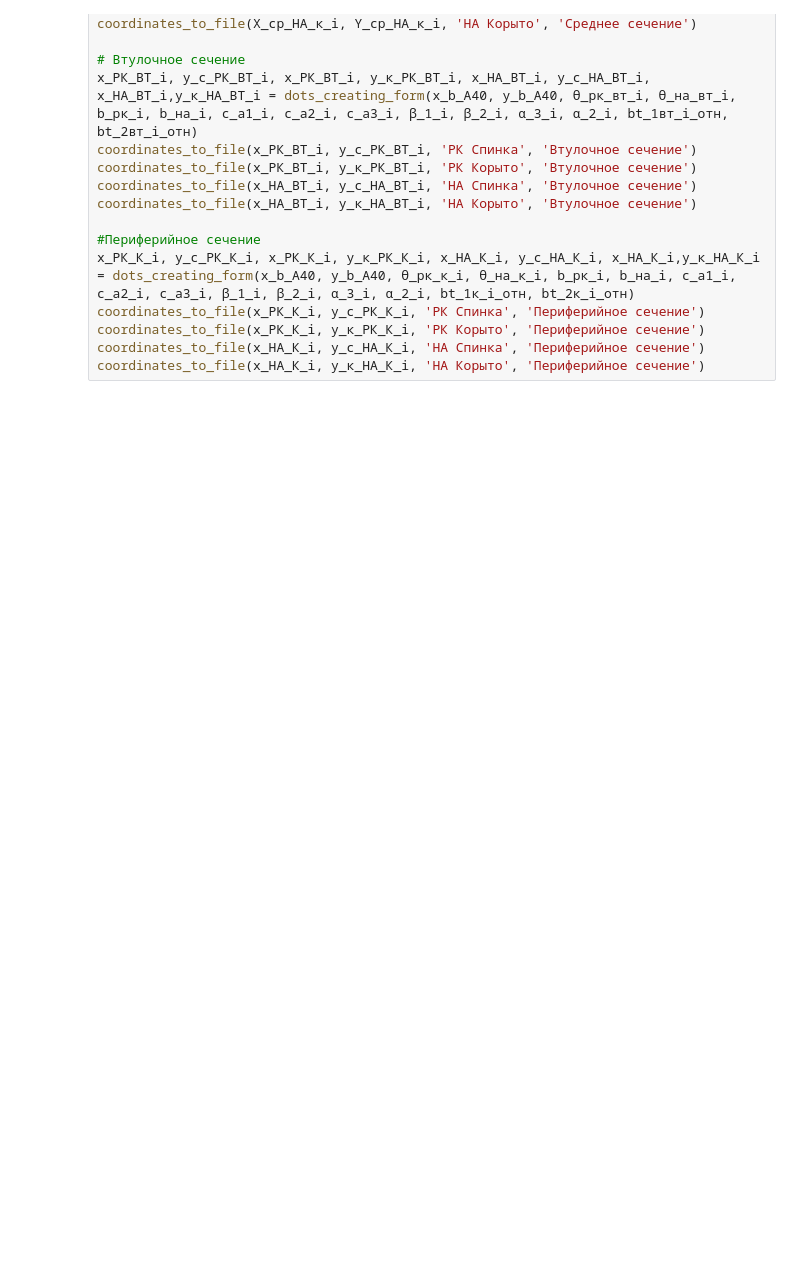
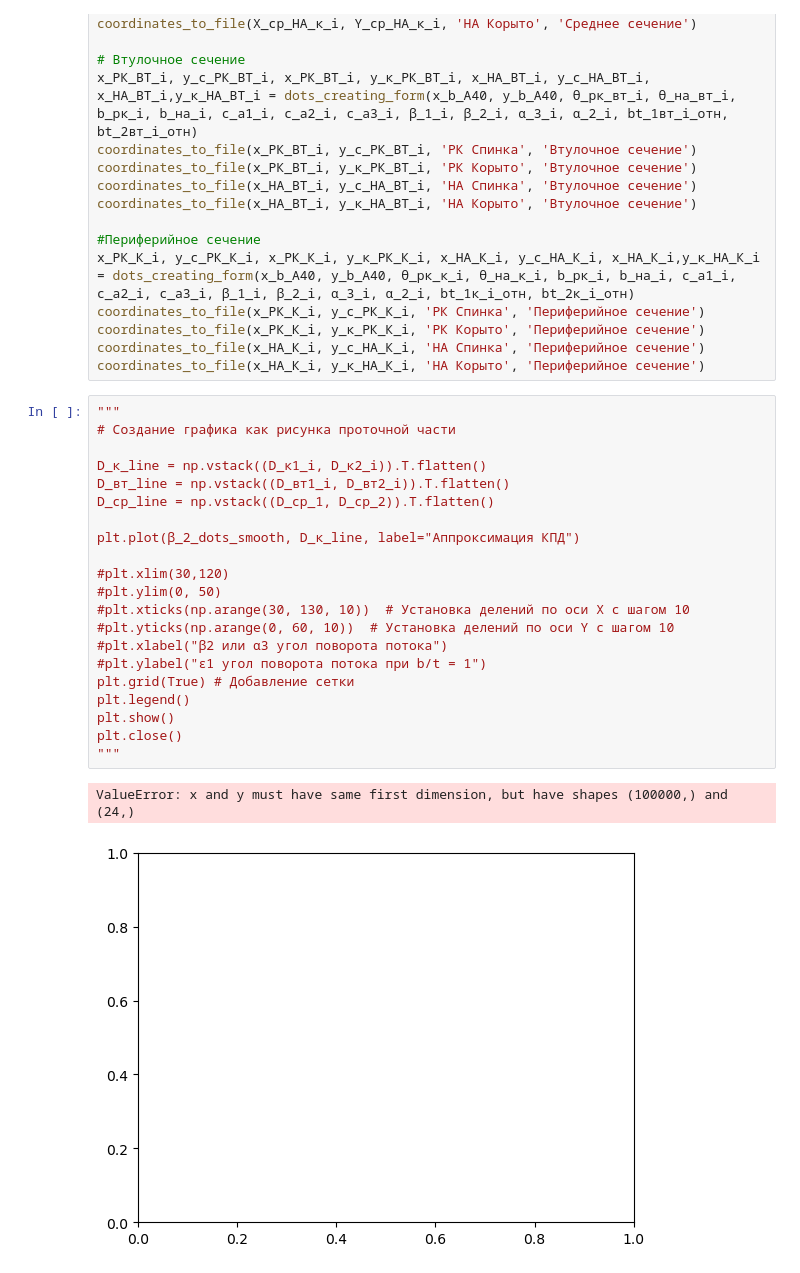
Before and after one commit to mikiway902/Compressor_Kurs, a Jupyter notebook: main.ipynb, the cells around one changed output. Drawn from its saved outputs; the diff is of its cells as text; blank space fills up the shorter version.

```diff
--- a/main.ipynb
+++ b/main.ipynb
@@ -2068,6 +2068,30 @@ coordinates_to_file(x_РК_К_i, y_с_РК_К_i, 'РК Спинка', 'Пери
 coordinates_to_file(x_РК_К_i, y_к_РК_К_i, 'РК Корыто', 'Периферийное сечение')
 coordinates_to_file(x_НА_К_i, y_с_НА_К_i, 'НА Спинка', 'Периферийное сечение')
 coordinates_to_file(x_НА_К_i, y_к_НА_К_i, 'НА Корыто', 'Периферийное сечение')
+# %%
+"""
+# Создание графика как рисунка проточной части
+
+D_к_line = np.vstack((D_к1_i, D_к2_i)).T.flatten()
+D_вт_line = np.vstack((D_вт1_i, D_вт2_i)).T.flatten()
+D_ср_line = np.vstack((D_ср_1, D_ср_2)).T.flatten()
+
+plt.plot(β_2_dots_smooth, D_к_line, label="Аппроксимация КПД")
+
+#plt.xlim(30,120)
+#plt.ylim(0, 50)
+#plt.xticks(np.arange(30, 130, 10))  # Установка делений по оси X с шагом 10
+#plt.yticks(np.arange(0, 60, 10))  # Установка делений по оси Y с шагом 10
+#plt.xlabel("β2 или α3 угол поворота потока")
+#plt.ylabel("ε1 угол поворота потока при b/t = 1")
+plt.grid(True) # Добавление сетки
+plt.legend()
+plt.show()
+plt.close()
+"""
+# %% [output]
+ValueError: x and y must have same first dimension, but have shapes (100000,) and (24,)
+[figure, added]
 # %%
 import numpy as np
 import pandas as pd
```
Also changed, not shown: parts of 2 cells of this notebook, 8 other files.
